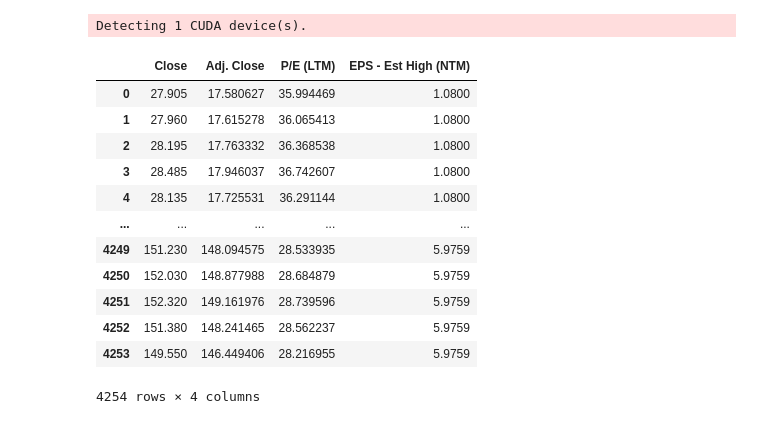
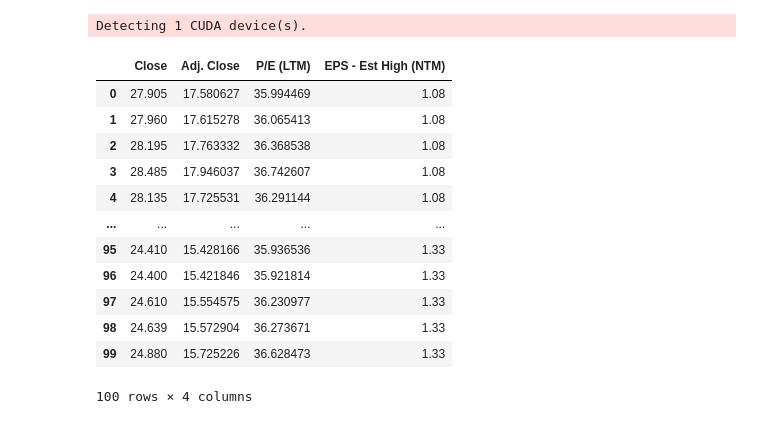
Before and after one commit to ToshaQE/Sun-2014, a Jupyter notebook: cdt_test.ipynb, the cells around one changed output. Drawn from its saved outputs; the diff is of its cells as text; code cells hidden in the pictures.

```diff
--- a/cdt_test.ipynb
+++ b/cdt_test.ipynb
@@ -17,18 +30,18 @@ Detecting 1 CUDA device(s).
 # %%
 df = pd.read_csv("./df_aaple.csv")
-df = df.iloc[:,1:5]
+df = df.iloc[:100,1:5]
 df
 # %% [output]
 |  | Close | Adj. Close | P/E (LTM) | EPS - Est High (NTM) |
-| 0 | 27.905 | 17.580627 | 35.994469 | 1.0800 |
-| 1 | 27.960 | 17.615278 | 36.065413 | 1.0800 |
-| 2 | 28.195 | 17.763332 | 36.368538 | 1.0800 |
-| 3 | 28.485 | 17.946037 | 36.742607 | 1.0800 |
-| 4 | 28.135 | 17.725531 | 36.291144 | 1.0800 |
+| 0 | 27.905 | 17.580627 | 35.994469 | 1.08 |
+| 1 | 27.960 | 17.615278 | 36.065413 | 1.08 |
+| 2 | 28.195 | 17.763332 | 36.368538 | 1.08 |
+| 3 | 28.485 | 17.946037 | 36.742607 | 1.08 |
+| 4 | 28.135 | 17.725531 | 36.291144 | 1.08 |
 | ... | ... | ... | ... | ... |
-| 4249 | 151.230 | 148.094575 | 28.533935 | 5.9759 |
-| 4250 | 152.030 | 148.877988 | 28.684879 | 5.9759 |
-| 4251 | 152.320 | 149.161976 | 28.739596 | 5.9759 |
-| 4252 | 151.380 | 148.241465 | 28.562237 | 5.9759 |
-| 4253 | 149.550 | 146.449406 | 28.216955 | 5.9759 |
+| 95 | 24.410 | 15.428166 | 35.936536 | 1.33 |
+| 96 | 24.400 | 15.421846 | 35.921814 | 1.33 |
+| 97 | 24.610 | 15.554575 | 36.230977 | 1.33 |
+| 98 | 24.639 | 15.572904 | 36.273671 | 1.33 |
+| 99 | 24.880 | 15.725226 | 36.628473 | 1.33 |
-4254 rows × 4 columns
+100 rows × 4 columns
```
Also changed, not shown: parts of 10 cells of this notebook, 4 other files.
